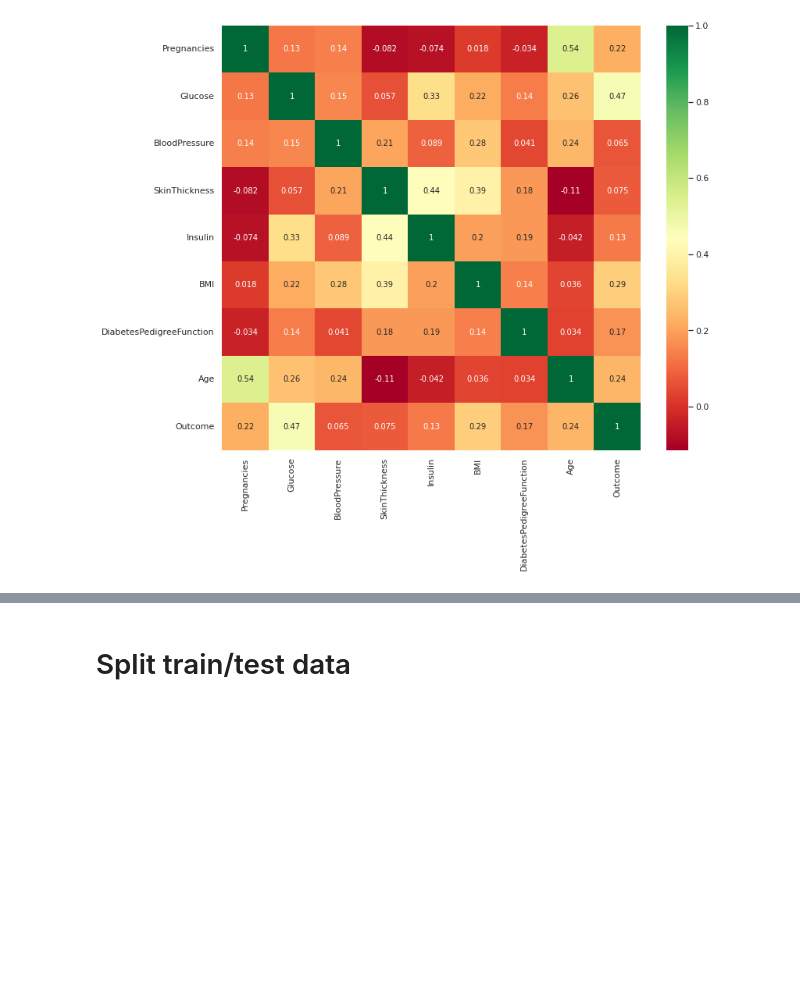
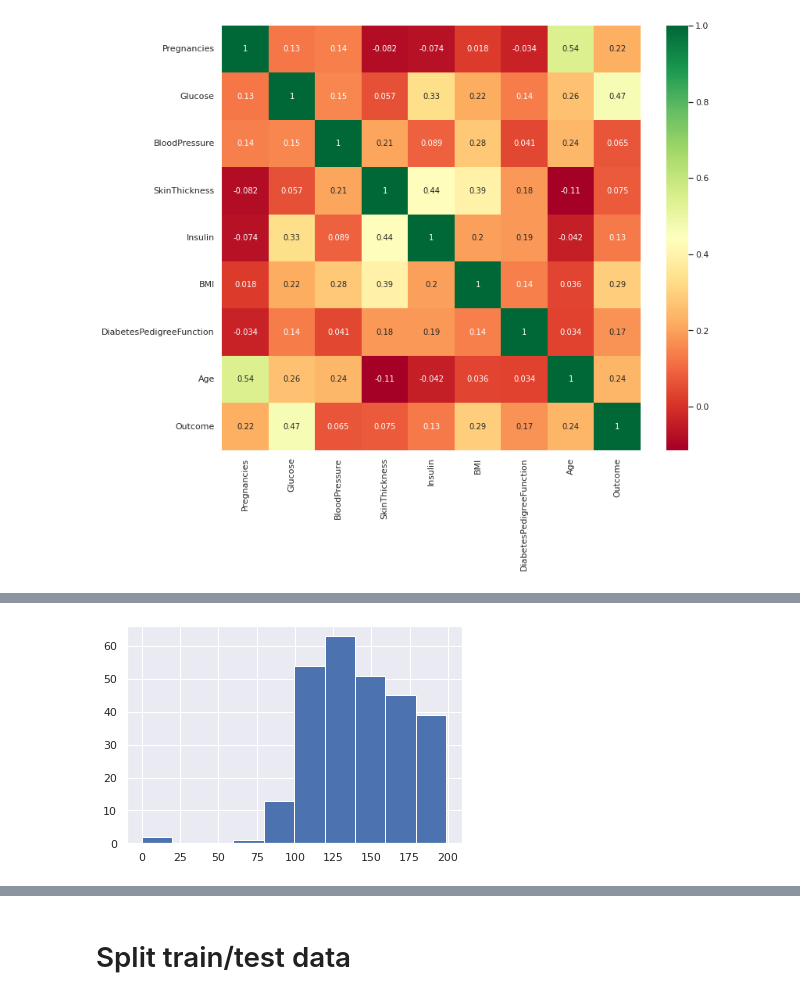
Before and after one commit to masinde70/Capstone, a Jupyter notebook: capstone.ipynb, the cells around one changed output, grey strips where cells are left out. Saved outputs shown, nothing was run; the diff lists cells and outputs as text; code cells hidden in the pictures; blank space fills up the shorter version.

```diff
--- a/capstone.ipynb
+++ b/capstone.ipynb
@@ -190,0 +212,4 @@ p=sns.heatmap(df.corr(), annot=True,cmap ='RdYlGn')
+# %%
+T= df.loc[df['Outcome']==1, 'Glucose'].hist()
+# %% [output]
+[figure, added]
```
Also changed, not shown: parts of 38 cells of this notebook.
